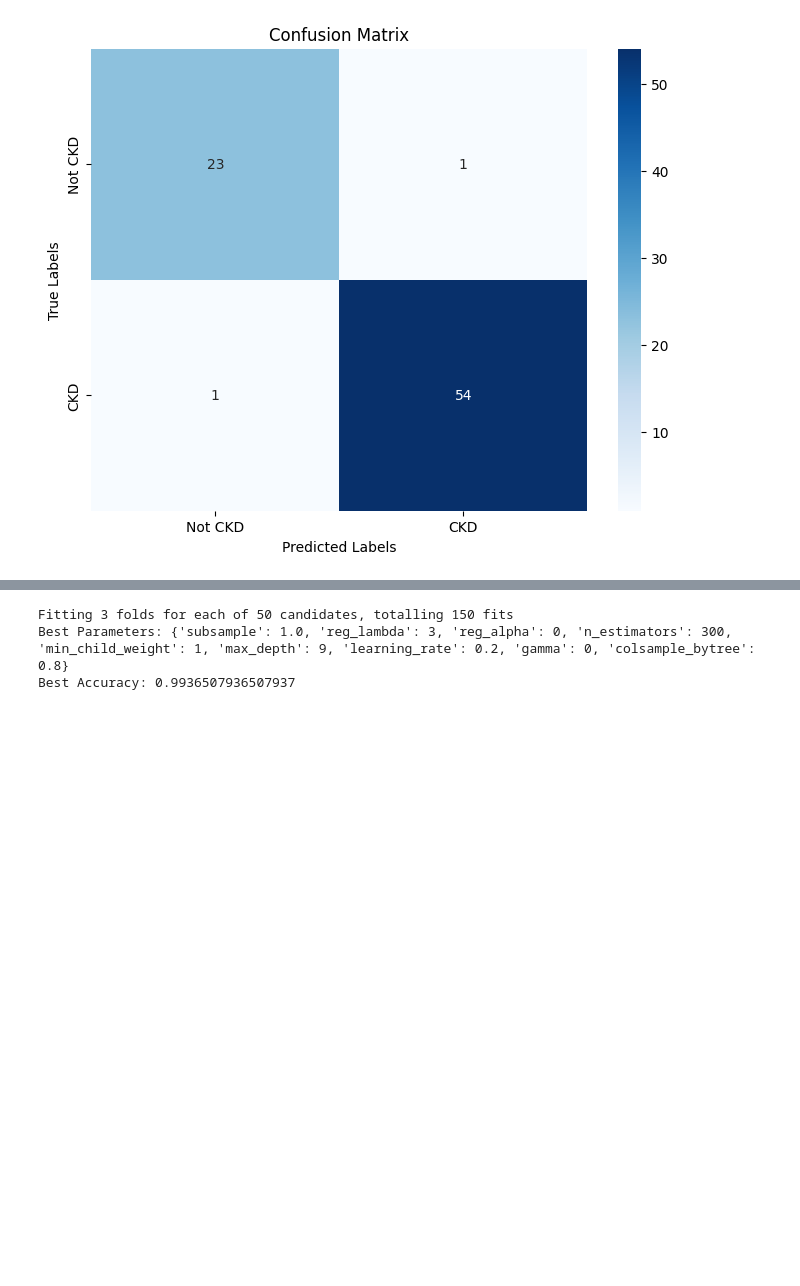
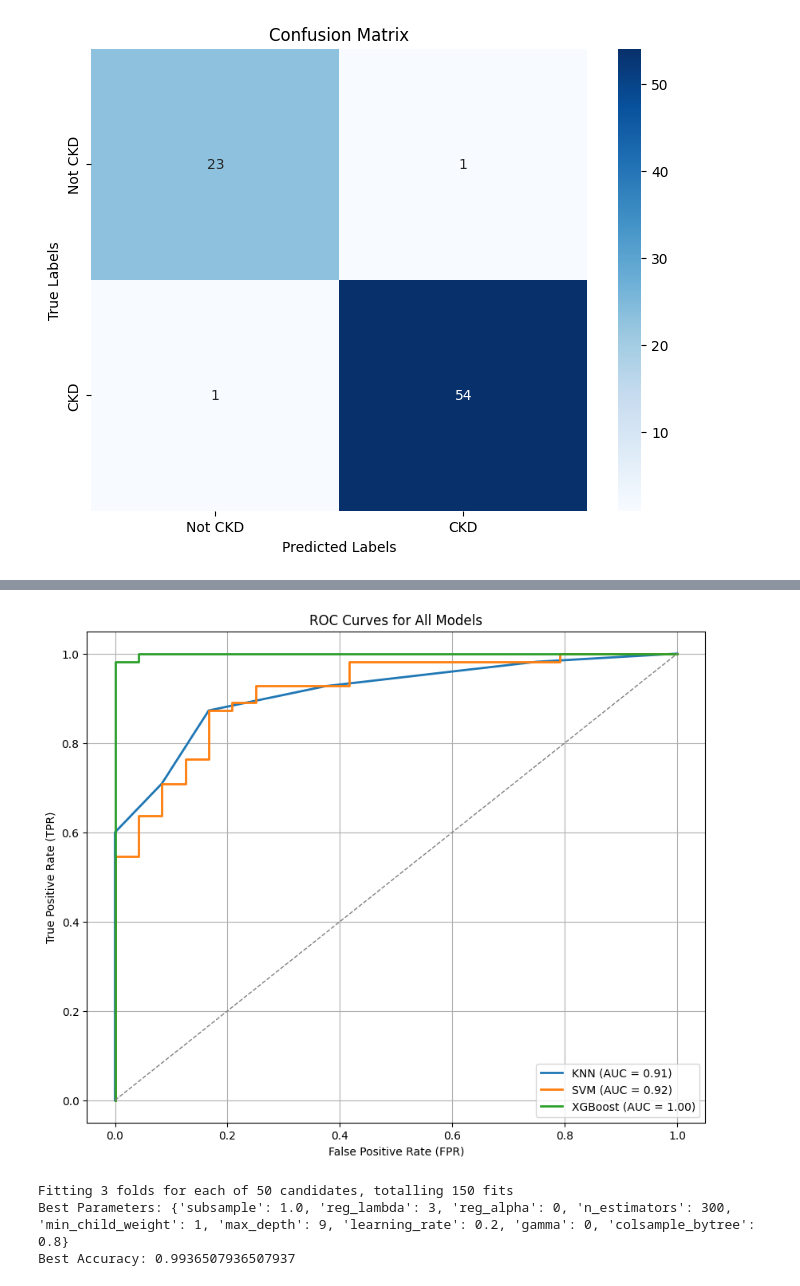
Before and after one commit to NissanJK/ckd_detection, a Jupyter notebook: class.ipynb, the cells around one changed output, grey strips where cells are left out. Cells and saved outputs as stored; diff of their text form; code cells hidden in the pictures; blank space fills up the shorter version.

```diff
--- a/class.ipynb
+++ b/class.ipynb
@@ -267,3 +303,46 @@ plt.show()
+# %%
+from sklearn.metrics import roc_curve, auc
+import matplotlib.pyplot as plt
+
+# Function to plot ROC curve for a model
+def plot_roc_curve(model, X_test, y_test, model_name):
+    # Get probabilities or decision scores
+    if hasattr(model, "predict_proba"):
+        probabilities = model.predict_proba(X_test)[:, 1]  # Positive class probabilities
+    elif hasattr(model, "decision_function"):
+        probabilities = model.decision_function(X_test)  # Decision scores
+    else:
+        raise ValueError(f"The model {model_name} does not support probability predictions.")
+
+    # Calculate FPR, TPR, and AUC
+    fpr, tpr, thresholds = roc_curve(y_test, probabilities, pos_label=1)
+    roc_auc = auc(fpr, tpr)
+
+    # Plot the ROC Curve
+    plt.plot(fpr, tpr, lw=2, label=f'{model_name} (AUC = {roc_auc:.2f})')
+
+# Initialize plot
+plt.figure(figsize=(10, 8))
+
+# Plot ROC for KNN
+plot_roc_curve(KNN_model, X_test, y_test, "KNN")
+
+# Plot ROC for SVM (SVC)
+plot_roc_curve(SVC_model, X_test, y_test, "SVM")
+
+# Plot ROC for XGBoost
+plot_roc_curve(XGB_model, X_test, y_test, "XGBoost")
+
+# Add common plot details
+plt.plot([0, 1], [0, 1], color='gray', linestyle='--', lw=1)  # Dashed diagonal
+plt.xlabel('False Positive Rate (FPR)')
+plt.ylabel('True Positive Rate (TPR)')
+plt.title('ROC Curves for All Models')
+plt.legend(loc='lower right')
+plt.grid()
+plt.show()
+# %% [output]
+[figure, added]
 # %%
 from sklearn.model_selection import RandomizedSearchCV
 from xgboost import XGBClassifier
```
Also changed, not shown: parts of 3 cells of this notebook, 1 other file.
